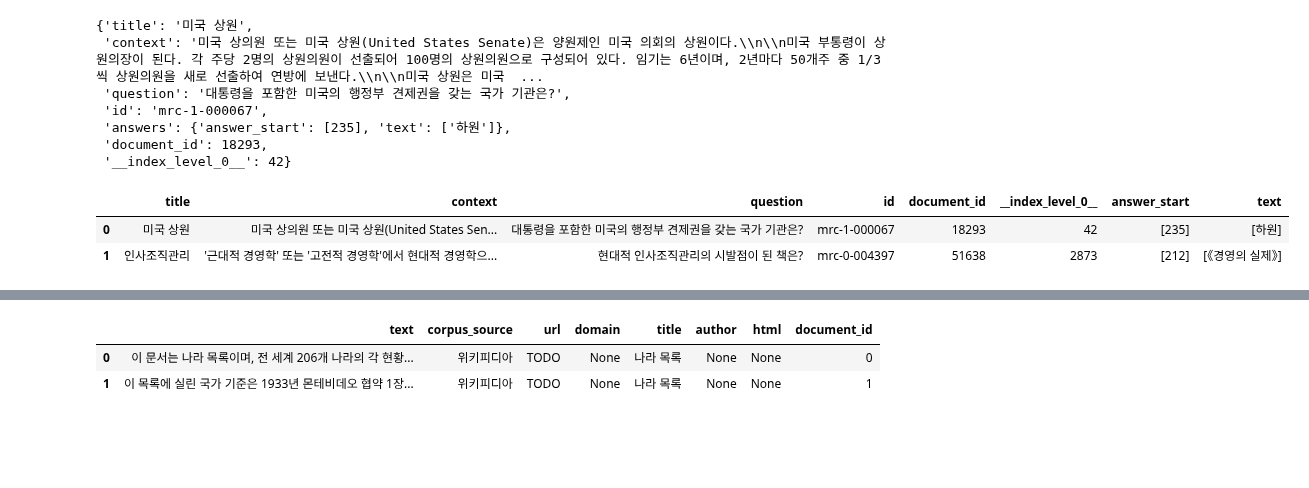
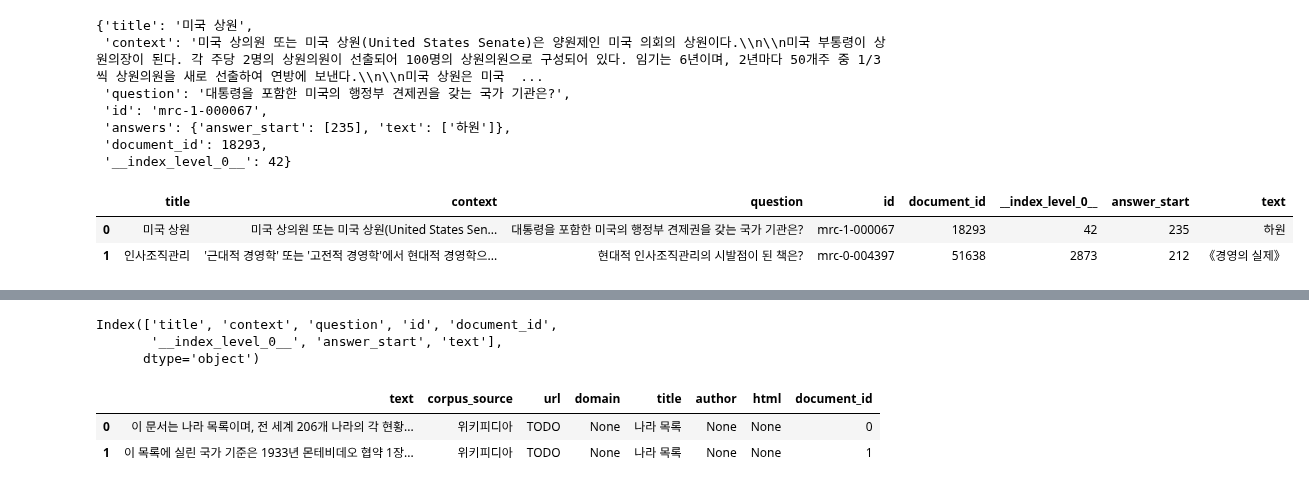
Before and after one commit to boostcampaitech2/mrc-level2-nlp-15, a Jupyter notebook: squad_v1.1.ipynb, the cells around one changed output, grey strips where cells are left out. Cells and saved outputs as stored; diff of their text form; code cells hidden in the pictures; blank space fills up the shorter version.

Commit message:
update: pull nexted text in the list out of the list

```diff
--- a/squad_v1.1.ipynb
+++ b/squad_v1.1.ipynb
@@ -93,14 +94,28 @@ def pull_out_dictionary(df_input: pd.DataFrame):
     df = df.drop(["answers"], axis=1)
 
     return df
+
+def pull_out_list(df_input: pd.DataFrame):
+    """ pull out single item out of the list """
+
+    df = df_input.copy()
+
+    df["answer_start"] = df["answer_start"].apply(lambda x: int(x[0]))
+    df["text"] = df["text"].apply(lambda x: x[0])
+    return df
 # %%
-# Converting train and validation dataset to Pandas dataframe for convenience
+""" Converting train and validation dataset to Pandas dataframe for convenience """
+
 train_df = pull_out_dictionary(pd.DataFrame.from_records(datasets['train']))
 val_df = pull_out_dictionary(pd.DataFrame.from_records(datasets['validation']))
+
+train_df = pull_out_list(train_df)
+val_df = pull_out_list(val_df)
+
 display(train_df.head(2))
 display(val_df.head(2))
 # %% [output]
 |  | title | context | question | id | document_id | __index_level_0__ | answer_start | text |
-| 0 | 미국 상원 | 미국 상의원 또는 미국 상원(United States Sen... | 대통령을 포함한 미국의 행정부 견제권을 갖는 국가 기관은? | mrc-1-000067 | 18293 | 42 | [235] | [하원] |
-| 1 | 인사조직관리 | '근대적 경영학' 또는 '고전적 경영학'에서 현대적 경영학으... | 현대적 인사조직관리의 시발점이 된 책은? | mrc-0-004397 | 51638 | 2873 | [212] | [《경영의 실제》] |
+| 0 | 미국 상원 | 미국 상의원 또는 미국 상원(United States Sen... | 대통령을 포함한 미국의 행정부 견제권을 갖는 국가 기관은? | mrc-1-000067 | 18293 | 42 | 235 | 하원 |
+| 1 | 인사조직관리 | '근대적 경영학' 또는 '고전적 경영학'에서 현대적 경영학으... | 현대적 인사조직관리의 시발점이 된 책은? | mrc-0-004397 | 51638 | 2873 | 212 | 《경영의 실제》 |
 |  | title | context | question | id | document_id | __index_level_0__ | answer_start | text |
@@ -109,3 +124,9 @@ display(val_df.head(2))
+# %%
+print(train_df.columns)
+# %% [output]
+Index(['title', 'context', 'question', 'id', 'document_id',
+       '__index_level_0__', 'answer_start', 'text'],
+      dtype='object')
 # %%
 import pandas as pd
 import numpy as np
```
Also changed, not shown: parts of 6 cells of this notebook, 1 other file.
